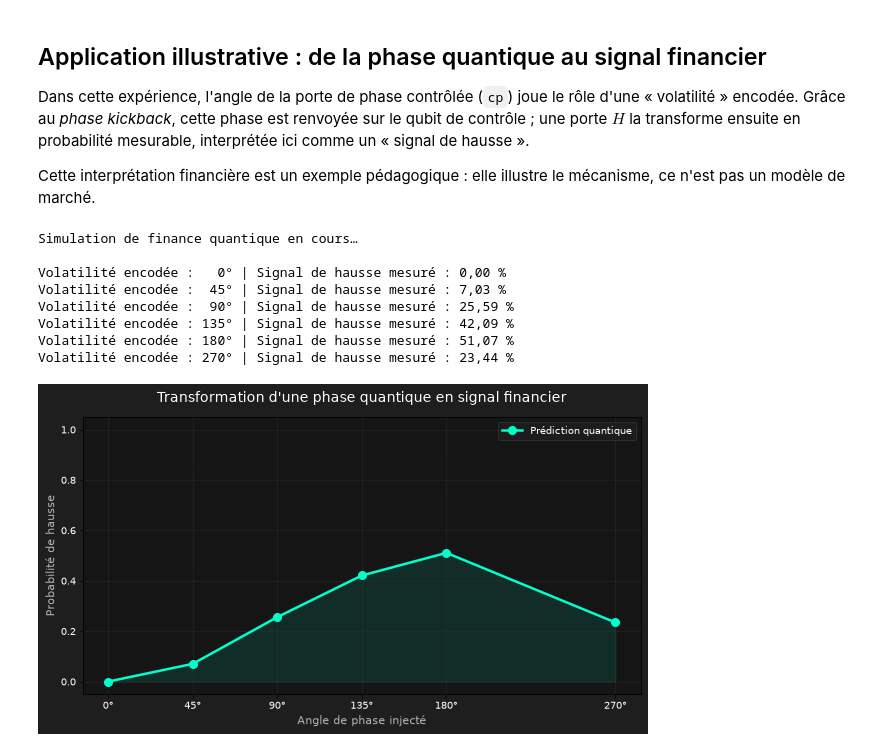
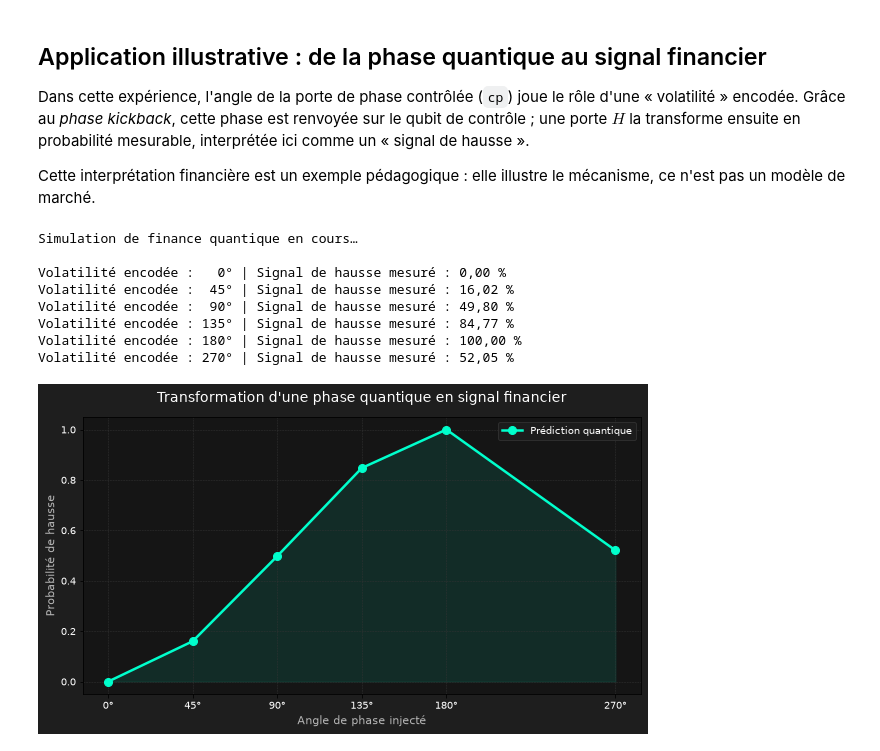
Before and after one commit to MonitSharma/Quantum-Finance-and-Numerical-Methods, a Jupyter notebook: Quantum Finance/Canonical Quantum Amplitude Estimation/Phase_Kickback.ipynb, the cells around one changed output. Cells and saved outputs as stored; diff of their text form; code cells hidden in the pictures.

Commit message:
Exemple financier : cible |1⟩ pour un phase kickback complet
La cible |−⟩ n'étant pas un état propre de la porte de phase, la probabilité
plafonnait à 50 %. Avec |1⟩, elle suit sin²(θ/2) et atteint 100 % à 180°.

Co-Authored-By: Claude Opus 5.5 <noreply@anthropic.com>

```diff
--- a/Quantum Finance/Canonical Quantum Amplitude Estimation/Phase_Kickback.ipynb
+++ b/Quantum Finance/Canonical Quantum Amplitude Estimation/Phase_Kickback.ipynb
@@ -405,9 +405,9 @@ for degre in angles_volatilite_degres:
 
     # Qubit 0 (contrôle) en superposition |+⟩
     qc_finance.h(0)
-    # Qubit 1 (cible) préparé dans l'état |−⟩ (X puis H)
+    # Qubit 1 (cible) préparé dans l'état |1⟩, état propre de la porte de phase :
+    # la phase est alors entièrement renvoyée vers le qubit de contrôle
     qc_finance.x(1)
-    qc_finance.h(1)
 
     # Phase contrôlée : c'est ici que la phase est « renvoyée » vers le qubit de contrôle
     qc_finance.cp(angle_radians, 0, 1)
@@ -423,40 +423,39 @@ for degre in angles_volatilite_degres:
     proba_hausse = comptages.get('1', 0) / NB_TIRAGES
     probabilites_hausse_marche.append(proba_hausse)
 
     print(f"Volatilité encodée : {degre:>3}° | Signal de hausse mesuré : "
           f"{proba_hausse * 100:.2f} %".replace(".", ","))
 
-# Remarque : la cible |−⟩ n'est pas un état propre de la porte de phase, donc
-# le renvoi de phase n'est que partiel. La probabilité suit sin²(θ/2) / 2 et
-# plafonne à 50 % pour θ = 180°. Avec une cible |1⟩ (sans la porte H sur le
-# qubit 1), elle suivrait sin²(θ/2) et atteindrait 100 %.
+# Théorie : la probabilité de mesurer « 1 » vaut sin²(θ/2). Elle est nulle à 0°,
+# atteint 100 % à 180° (la phase −1 transforme |+⟩ en |−⟩, puis H donne |1⟩)
+# et redescend ensuite, car une phase de 270° équivaut à une phase de −90°.
 
 # --- Graphique ---
 plt.figure(figsize=(10, 5), facecolor='#1e1e1e')
 ax = plt.axes()
 ax.set_facecolor('#151515')
 
 plt.plot(angles_volatilite_degres, probabilites_hausse_marche, color='#00ffcc',
          marker='o', linewidth=2.5, markersize=8, label='Prédiction quantique')
 plt.fill_between(angles_volatilite_degres, probabilites_hausse_marche, color='#00ffcc', alpha=0.1)
 
 plt.title("Transformation d'une phase quantique en signal financier", color='white', fontsize=14, pad=15)
 plt.xlabel("Angle de phase injecté", color='#b5b5b5', fontsize=11)
 plt.ylabel("Probabilité de hausse", color='#b5b5b5', fontsize=11)
 plt.xticks(angles_volatilite_degres, [f"{d}°" for d in angles_volatilite_degres], color='white')
 plt.yticks(color='white')
 plt.grid(color='#333333', linestyle='--', linewidth=0.5)
 plt.ylim(-0.05, 1.05)
 plt.legend(facecolor='#1e1e1e', edgecolor='#333333', labelcolor='white')
 
 plt.show()
 # %% [output]
 Simulation de finance quantique en cours…
 
 Volatilité encodée :   0° | Signal de hausse mesuré : 0,00 %
-Volatilité encodée :  45° | Signal de hausse mesuré : 7,03 %
-Volatilité encodée :  90° | Signal de hausse mesuré : 25,59 %
-Volatilité encodée : 135° | Signal de hausse mesuré : 42,09 %
-Volatilité encodée : 180° | Signal de hausse mesuré : 51,07 %
-Volatilité encodée : 270° | Signal de hausse mesuré : 23,44 %
+Volatilité encodée :  45° | Signal de hausse mesuré : 16,02 %
+Volatilité encodée :  90° | Signal de hausse mesuré : 49,80 %
+Volatilité encodée : 135° | Signal de hausse mesuré : 84,77 %
+Volatilité encodée : 180° | Signal de hausse mesuré : 100,00 %
+Volatilité encodée : 270° | Signal de hausse mesuré : 52,05 %
-[figure, old version]
+[figure, new version]
```
